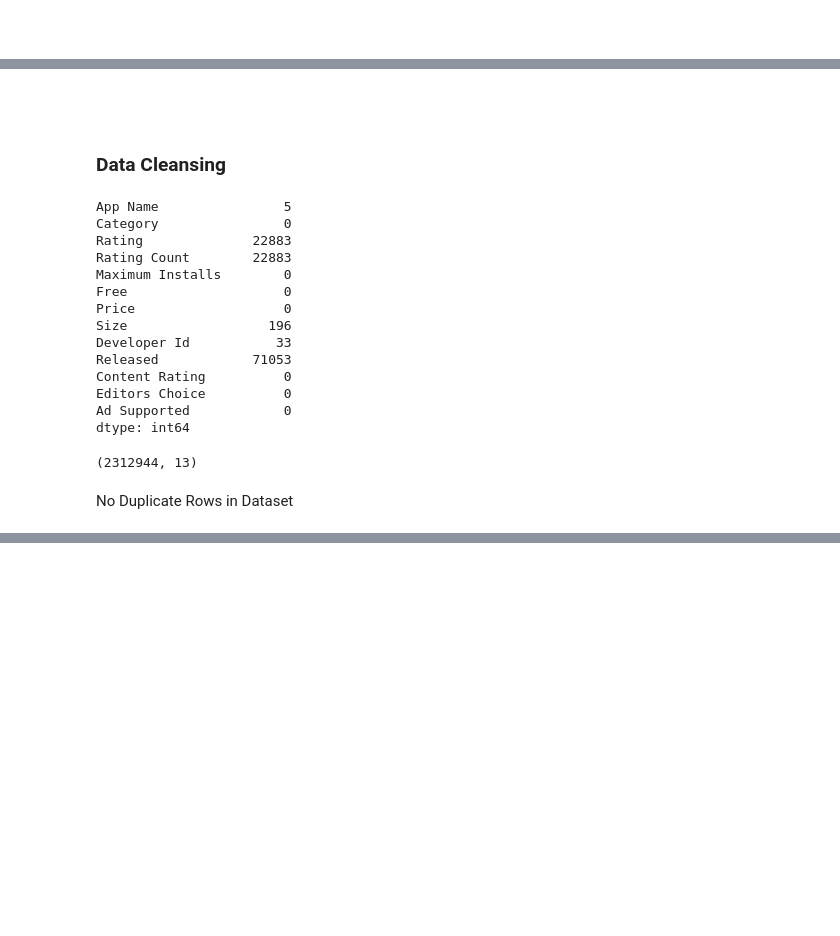
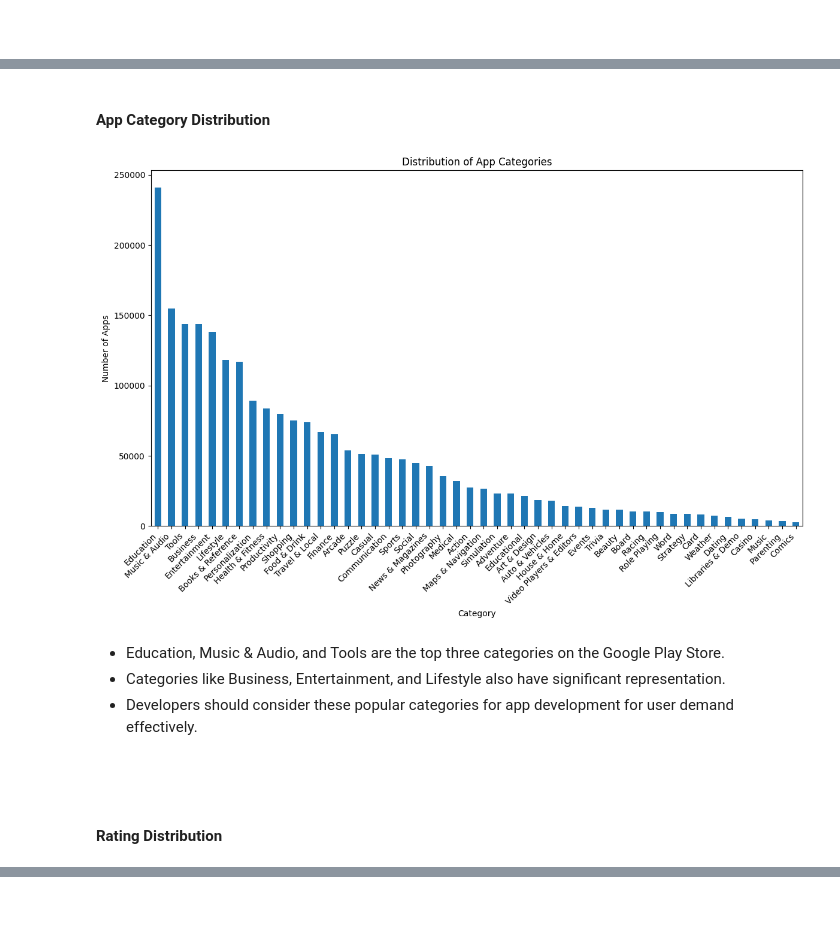
Before and after one commit to kalpitb210/google-play-store-apps-analysis, a Jupyter notebook: google_play_store_dataset_analysis.ipynb, the cells around one changed output, grey strips where cells are left out. Saved outputs shown, nothing was run; the diff lists cells and outputs as text; code cells hidden in the pictures; blank space fills up the shorter version.

```diff
--- a/google_play_store_dataset_analysis.ipynb
+++ b/google_play_store_dataset_analysis.ipynb
@@ -144,4 +51,0 @@ memory usage: 379.4+ MB
-# %%
-# Drop rows with missing values in the specified columns
-df = df[["App Name", "Category", "Rating", "Rating Count", "Maximum Installs", "Free", "Price", "Size",
-        "Developer Id", "Released", "Content Rating", "Editors Choice", "Ad Supported"]]
@@ -157,28 +52,23 @@ df.sample(5)
+# %% [markdown]
+#### App Category Distribution
+# %%
+category_counts = df['Category'].value_counts()
+# %%
+plt.figure(figsize=(12, 8))
+category_counts.plot(kind='bar')
+plt.title('Distribution of App Categories')
+plt.xlabel('Category')
+plt.ylabel('Number of Apps')
+plt.xticks(rotation=45, ha='right')  # Rotating X-Axis category names
+plt.tight_layout()
+plt.show()
+# %% [output]
+[figure, added]
+# %% [markdown]
+- Education, Music & Audio, and Tools are the top three categories on the Google Play Store.
+- Categories like Business, Entertainment, and Lifestyle also have significant representation.
+- Developers should consider these popular categories for app development for user demand effectively.
 # %% [markdown]
 ####
-# %% [markdown]
-### Data Cleansing
-# %%
-df.isnull().sum()
-# %% [output]
-App Name                5
-Category                0
-Rating              22883
-Rating Count        22883
-Maximum Installs        0
-Free                    0
-Price                   0
-Size                  196
-Developer Id           33
-Released            71053
-Content Rating          0
-Editors Choice          0
-Ad Supported            0
-dtype: int64
-# %%
-df.drop_duplicates()
-df.shape
-# %% [output]
-(2312944, 13)
-# %% [markdown]
-No Duplicate Rows in Dataset
+# %% [markdown]
+#### Rating Distribution
```
Also changed, not shown: parts of 142 cells of this notebook, 2 other files.
